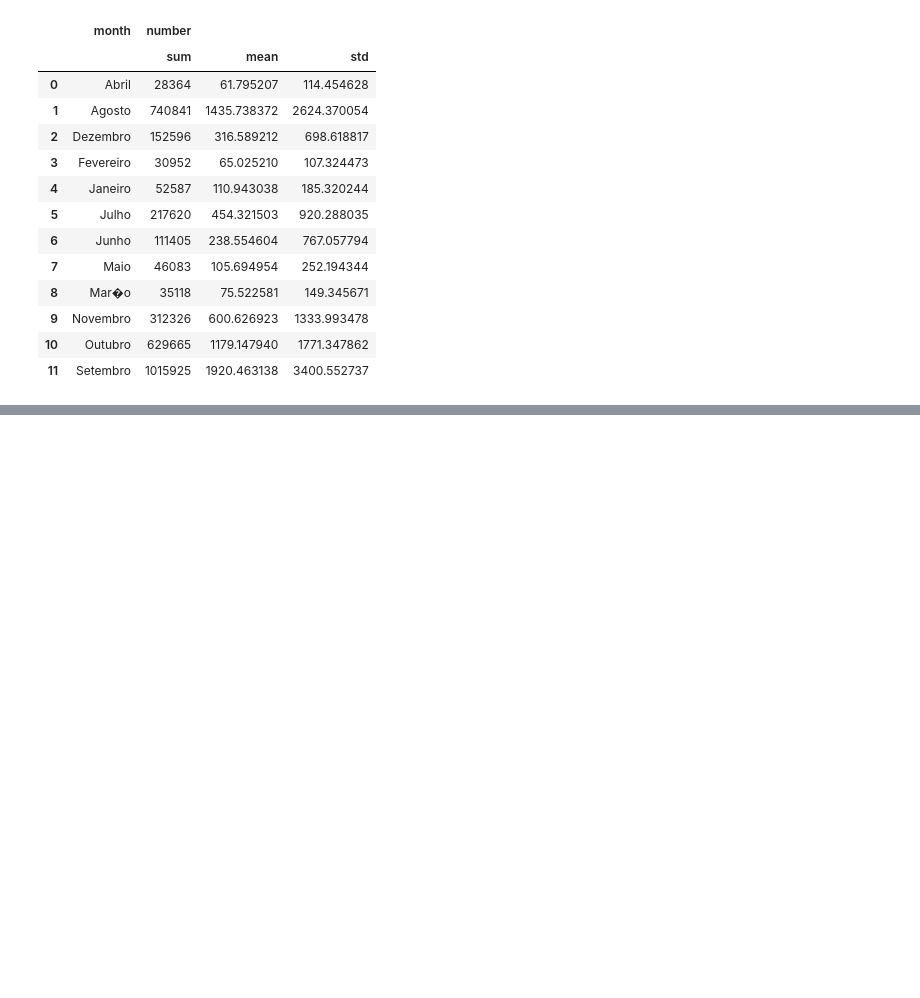
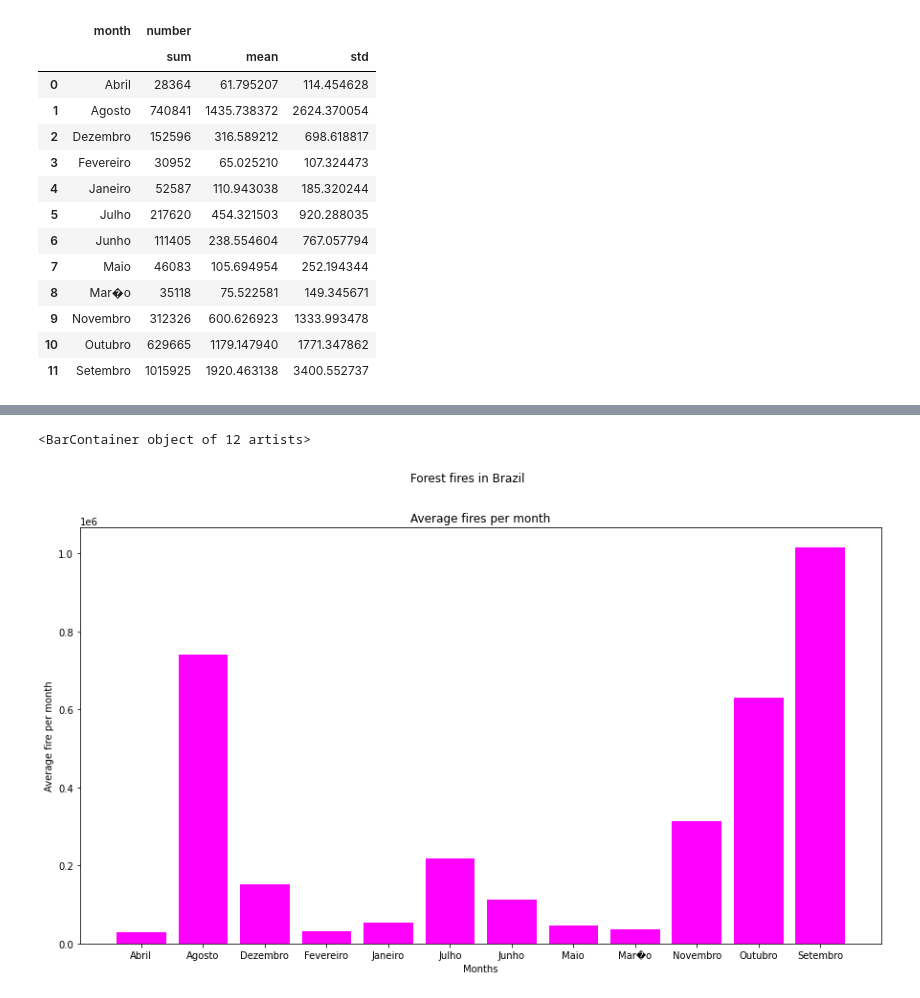
Before and after one commit to ealpha072/Datascience-Projects, a Jupyter notebook: forestfire/amazonfire.ipynb, the cells around one changed output, grey strips where cells are left out. Cells and saved outputs as stored; diff of their text form; code cells hidden in the pictures; blank space fills up the shorter version.

```diff
--- a/forestfire/amazonfire.ipynb
+++ b/forestfire/amazonfire.ipynb
@@ -82,0 +101,10 @@ forestFirePerMonth
+# %%
+plt.figure(figsize = (15,8))
+plt.xlabel('Months', fontsize=10)
+plt.ylabel('Average fire per month',fontsize=10)
+plt.suptitle('Forest fires in Brazil')
+plt.title('Average fires per month')
+plt.bar(months,sums, color = 'magenta')
+# %% [output]
+<BarContainer object of 12 artists>
+[figure, added]
```
Also changed, not shown: parts of 4 cells of this notebook.
